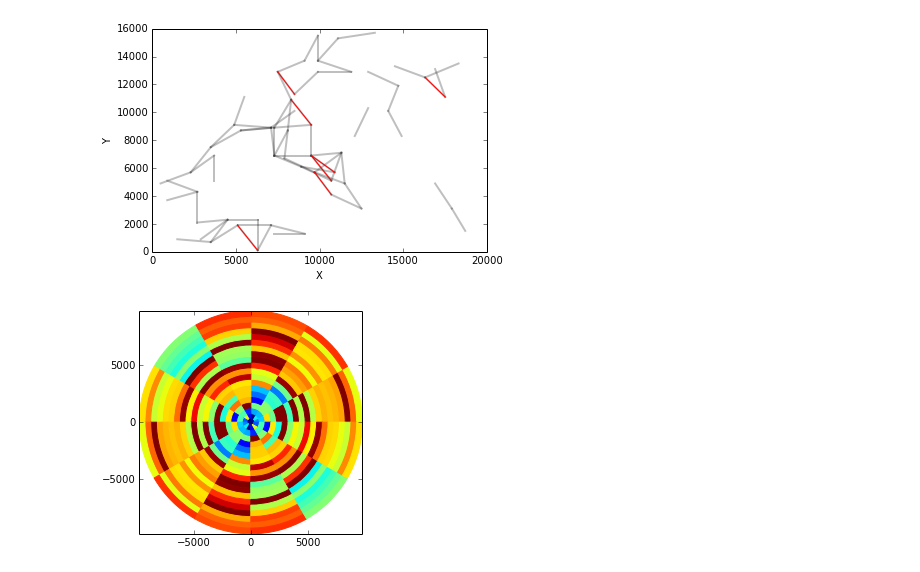
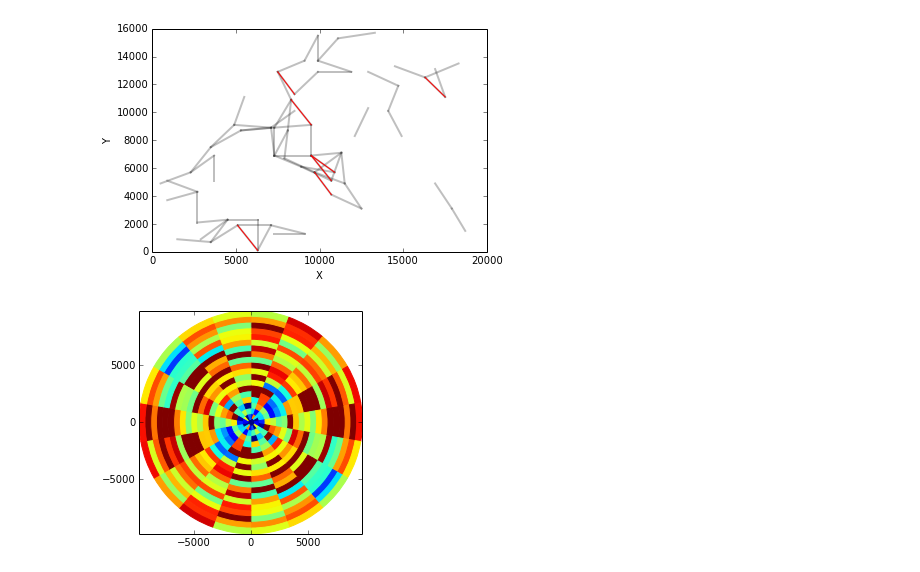
Before and after one commit to cjohnson318/geostatsmodels, a Jupyter notebook: notebooks/VariogramAnalysis.ipynb, the cells around one changed output. Cells and saved outputs as stored; diff of their text form; code cells hidden in the pictures.

Commit message:
Corrected the bearing/degree confusion in geoplot.polaranisotropy()

```diff
--- a/notebooks/VariogramAnalysis.ipynb
+++ b/notebooks/VariogramAnalysis.ipynb
@@ -128,6 +128,6 @@ geoplot.anisotropiclags( P, pw, lag=2000, tol=250, angle=135, atol=15 )
 # %% [output]
 [figure]
 # %%
-geoplot.polaranisotropy( P, pw, lags, tolerance, nsectors=12 )
+geoplot.polaranisotropy( P, pw, lags, tolerance, nsectors=18 )
 # %% [output]
-[figure, old version]
+[figure, new version]
```
Also changed, not shown: 3 other files.
